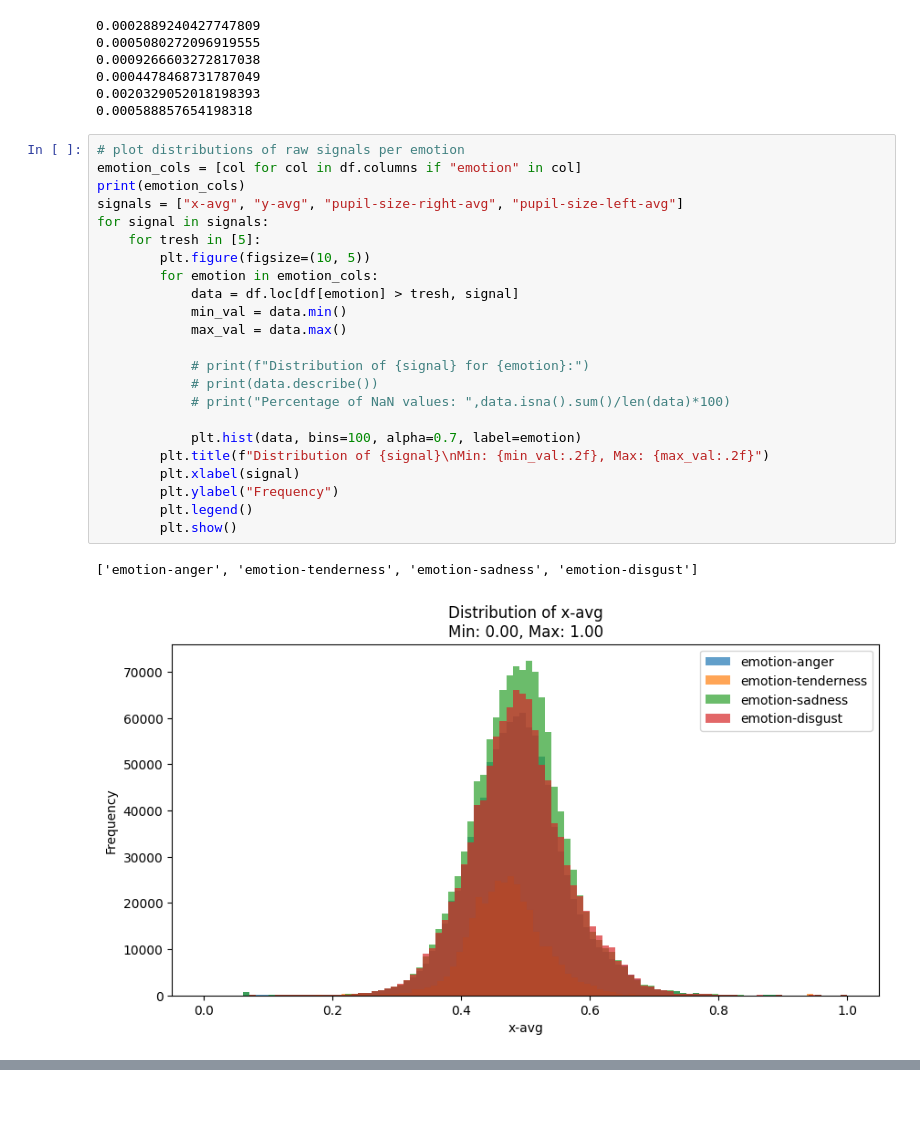
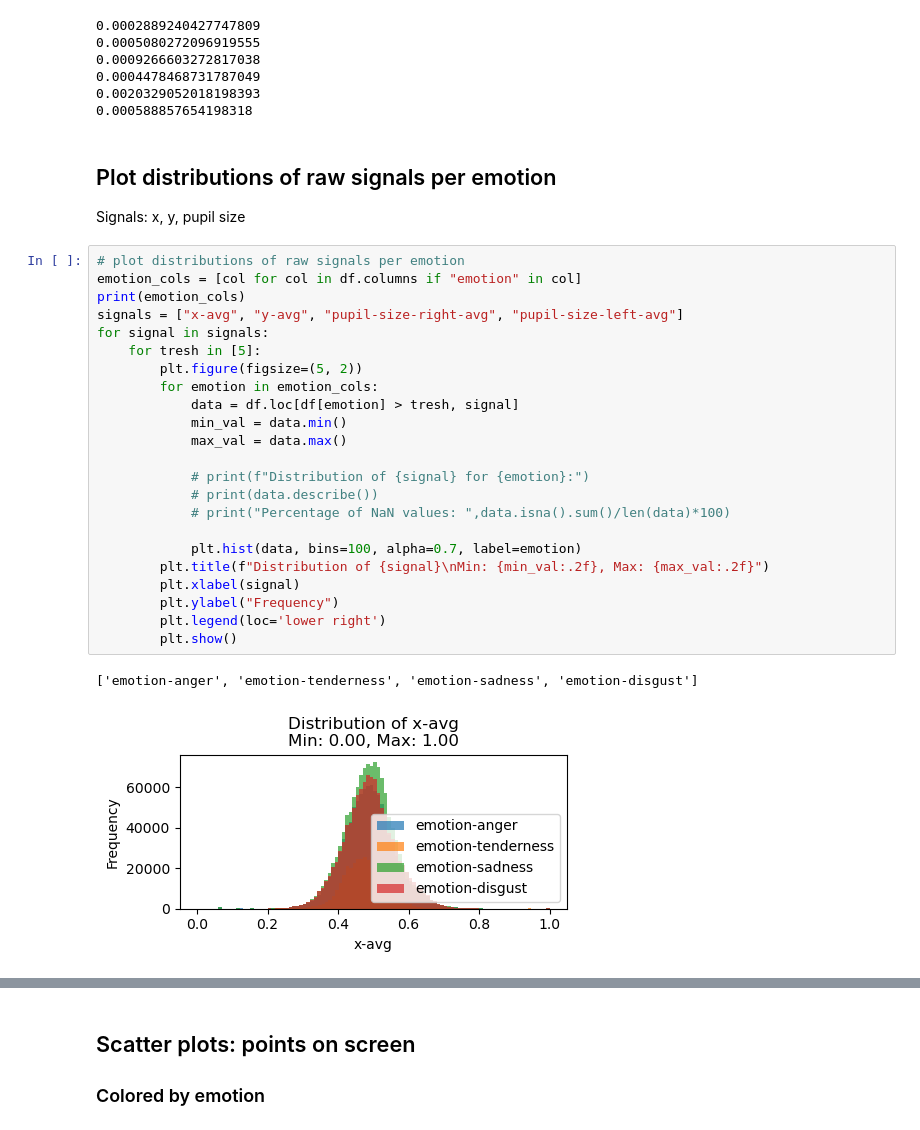
Before and after one commit to Space0code/GFM-for-eyetracker, a Jupyter notebook: src/data/EDA_eSEEd_v2.ipynb, the cells around one changed output, grey strips where cells are left out. Drawn from its saved outputs; the diff is of its cells as text; blank space fills up the shorter version.

```diff
--- a/src/data/EDA_eSEEd_v2.ipynb
+++ b/src/data/EDA_eSEEd_v2.ipynb
@@ -56,29 +60,32 @@ df = df[df["pupil-size-right-avg"].isna() | ((df["pupil-size-right-avg"] < 10) &
 0.0004478468731787049
 0.0020329052018198393
 0.000588857654198318
+# %% [markdown]
+## Plot distributions of raw signals per emotion
+Signals: x, y, pupil size
 # %%
 # plot distributions of raw signals per emotion
 emotion_cols = [col for col in df.columns if "emotion" in col]
 print(emotion_cols)
 signals = ["x-avg", "y-avg", "pupil-size-right-avg", "pupil-size-left-avg"]
 for signal in signals:
     for tresh in [5]:
-        plt.figure(figsize=(10, 5))
+        plt.figure(figsize=(5, 2))
         for emotion in emotion_cols:
             data = df.loc[df[emotion] > tresh, signal]
             min_val = data.min()
             max_val = data.max()
 
             # print(f"Distribution of {signal} for {emotion}:")
             # print(data.describe())
             # print("Percentage of NaN values: ",data.isna().sum()/len(data)*100)
 
             plt.hist(data, bins=100, alpha=0.7, label=emotion)
         plt.title(f"Distribution of {signal}\nMin: {min_val:.2f}, Max: {max_val:.2f}")
         plt.xlabel(signal)
         plt.ylabel("Frequency")
-        plt.legend()
+        plt.legend(loc='lower right')
         plt.show()
 # %% [output]
 ['emotion-anger', 'emotion-tenderness', 'emotion-sadness', 'emotion-disgust']
-[figure, old version]
+[figure, new version]
@@ -88,3 +95,6 @@ for signal in signals:
+# %% [markdown]
+## Scatter plots: points on screen
+### Colored by emotion
 # %%
 # scatter plot: each emotion is its own color, size according to intensity, x,y coordinates determined by "x-avg" and "y-avg"
 emotion_cols = [col for col in df.columns if "emotion" in col]
```
Also changed, not shown: parts of 16 cells of this notebook.
